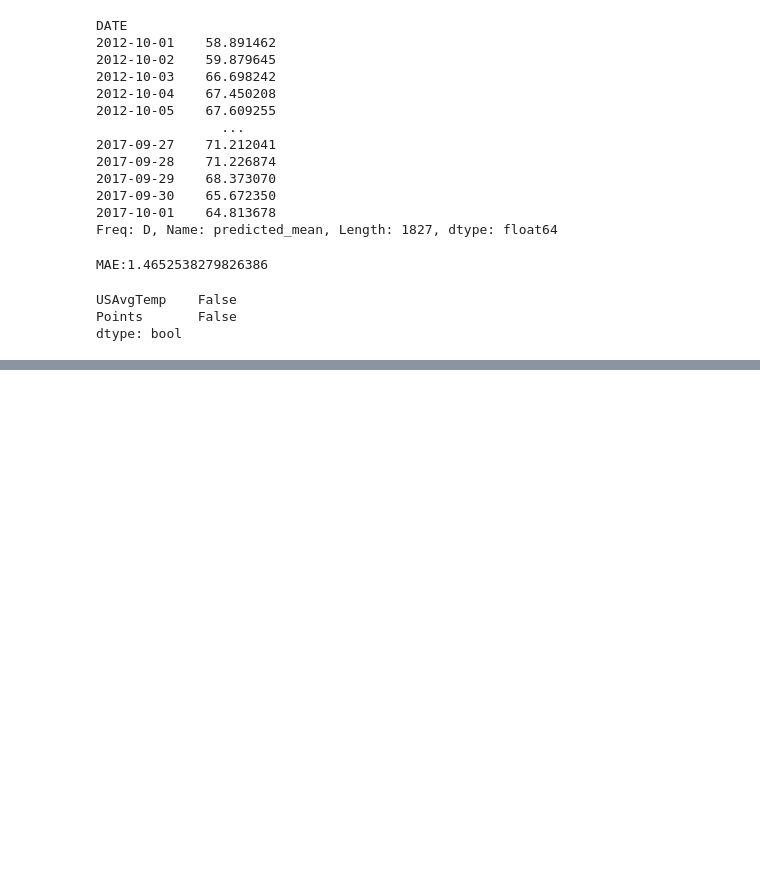
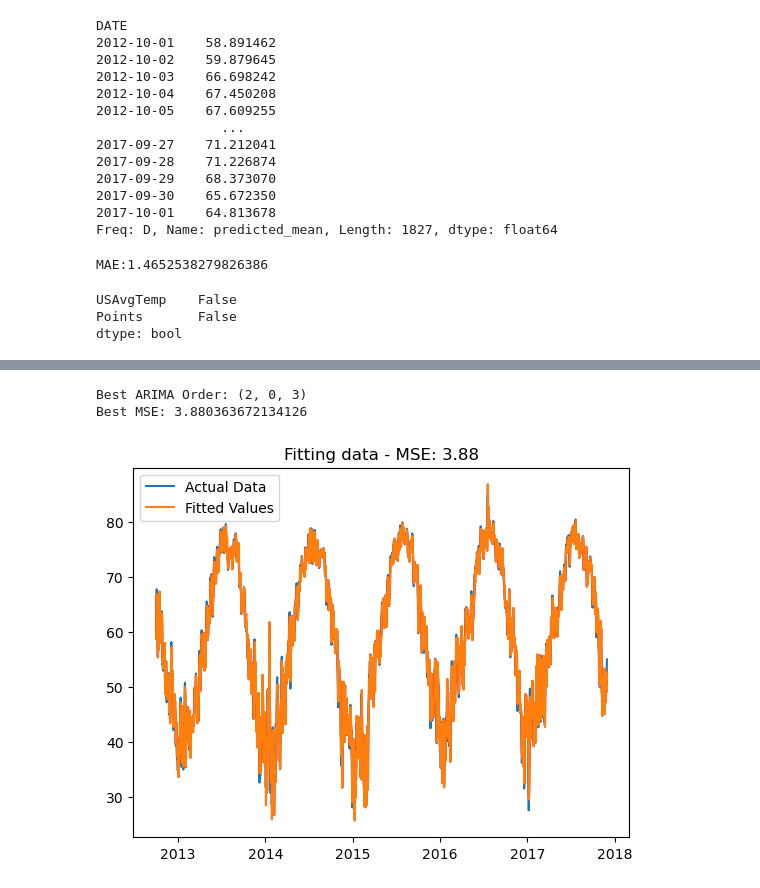
Before and after one commit to rickrekkem/WeatherForecasters, a Jupyter notebook: cap-final-project.ipynb, the cells around one changed output, grey strips where cells are left out. Cells and saved outputs as stored; diff of their text form; code cells hidden in the pictures; blank space fills up the shorter version.

```diff
--- a/cap-final-project.ipynb
+++ b/cap-final-project.ipynb
@@ -220,0 +320,26 @@ dtype: bool
+# %%
+# Model Tuning
+
+p = q = range(0, 4)
+d = range(0, 2)
+pqd = itertools.product(p, d, q)
+
+best_aic = np.inf
+best_order = None
+
+best_mse = np.inf
+best_model = None
+
+for param in pqd:
+    try:
+        model = ARIMA(davg_df['USAvgTemp'], order=param)
+        results = model.fit()
+        mse = ((results.fittedvalues - davg_df['USAvgTemp']) ** 2).mean()
+        if mse < best_mse:
+            best_mse = mse
+            best_order = param
+            best_model = results
+        print('ARIMA{} - MSE:{}'.format(param, mse))
+    except Exception as e:
+        print(f"Exception occurred for ARIMA{param}: {e}")
+        continue
@@ -220,0 +364,17 @@ dtype: bool
+# %%
+if best_model is not None:
+    print('Best ARIMA Order:', best_order)
+    print('Best MSE:', best_mse)
+
+    plt.plot(davg_df['USAvgTemp'], label='Actual Data')
+    plt.plot(best_model.fittedvalues, color='red')
+    plt.plot(best_model.fittedvalues, label='Fitted Values')
+    plt.title('Fitting data - MSE: %.2f' % best_mse)
+    plt.legend()
+    plt.show()
+else:
+    print('No best model found. Adjust your parameter range or check for errors in the data.')
+# %% [output]
+Best ARIMA Order: (2, 0, 3)
+Best MSE: 3.880363672134126
+[figure, added]
```
Also changed, not shown: parts of 8 cells of this notebook.
